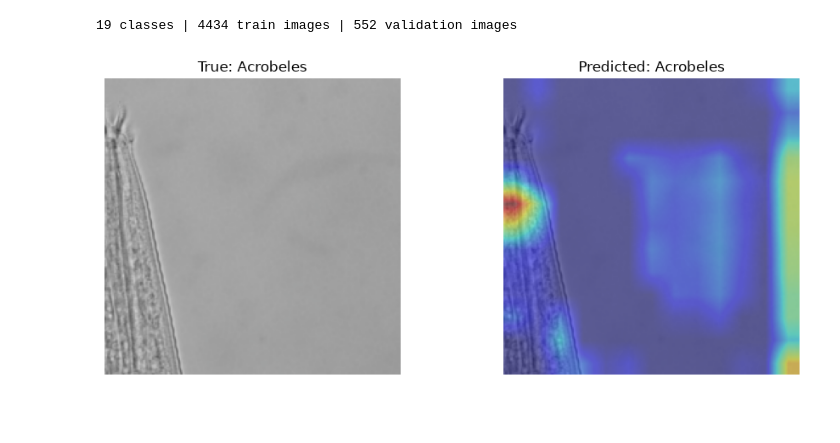
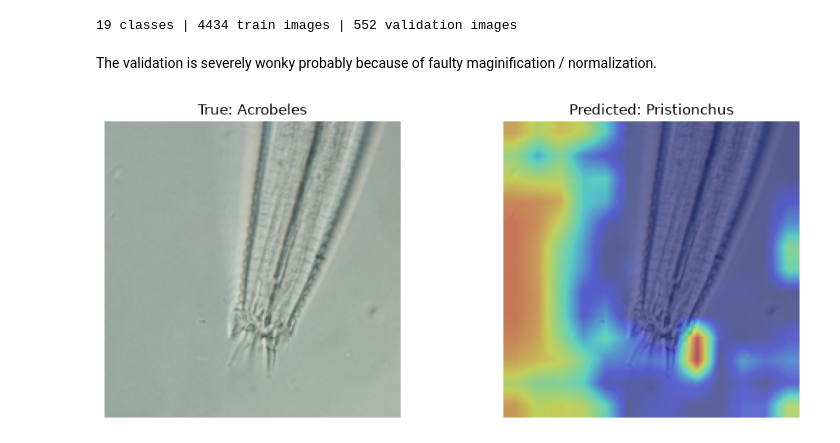
Before and after one commit to BoiBhai/nematode-detection, a Jupyter notebook: 3 explainability alexnet.ipynb, the cells around one changed output. Cells and saved outputs as stored; diff of their text form; code cells hidden in the pictures; blank space fills up the shorter version.

```diff
--- a/3 explainability alexnet.ipynb
+++ b/3 explainability alexnet.ipynb
@@ -96,37 +96,39 @@ val_loader = DataLoader(val_set, batch_size=BATCH_SIZE, shuffle=False, num_worke
 print(len(classes), 'classes |', len(train_set), 'train images |', len(val_set), 'validation images')
 # %% [output]
 19 classes | 4434 train images | 552 validation images
+# %% [markdown]
+The validation is severely wonky probably because of faulty maginification / normalization.
 # %%
 # Set this to the model you want to inspect after it has been trained.
 MODEL_FOR_EXPLANATION = 'alexnet'
 
 explain_model = alexnet
 checkpoint = torch.load(TRAINED_DIR / f'{MODEL_FOR_EXPLANATION}_nematode.pth', map_location=DEVICE, weights_only=False)
 explain_model.load_state_dict(checkpoint['state_dict'])
 target_layer = [layer for layer in explain_model.modules() if isinstance(layer, nn.Conv2d)][-1]
 saved = {}
 def save_features(module, inputs, output):
     saved['activations'] = output
     output.register_hook(lambda gradient: saved.update({'gradients': gradient}))
 target_layer.register_forward_hook(save_features)
 
-image, label = val_set[0]
+image, label = val_set[2]
 scores = explain_model(image.unsqueeze(0).to(DEVICE))
 prediction = scores.argmax(1).item()
 explain_model.zero_grad()
 scores[0, prediction].backward()
 
 weights = saved['gradients'].mean(dim=(2, 3), keepdim=True)
 cam = torch.relu((weights * saved['activations']).sum(1, keepdim=True))
 cam = torch.nn.functional.interpolate(cam, size=(IMAGE_SIZE, IMAGE_SIZE), mode='bilinear', align_corners=False)[0, 0]
 cam = cam.detach().cpu().numpy()
 cam = (cam - cam.min()) / (cam.max() - cam.min() + 1e-8)
 
 image_np = image.permute(1, 2, 0).numpy() * np.array((.229, .224, .225)) + np.array((.485, .456, .406))
 image_np = np.clip(image_np, 0, 1)
 plt.figure(figsize=(10, 4))
 plt.subplot(1, 2, 1); plt.imshow(image_np); plt.title(f'True: {classes[label]}'); plt.axis('off')
 plt.subplot(1, 2, 2); plt.imshow(image_np); plt.imshow(cam, cmap='jet', alpha=.45); plt.title(f'Predicted: {classes[prediction]}'); plt.axis('off')
 plt.tight_layout()
 # %% [output]
-[figure, old version]
+[figure, new version]
```
Also changed, not shown: 3 other files.
